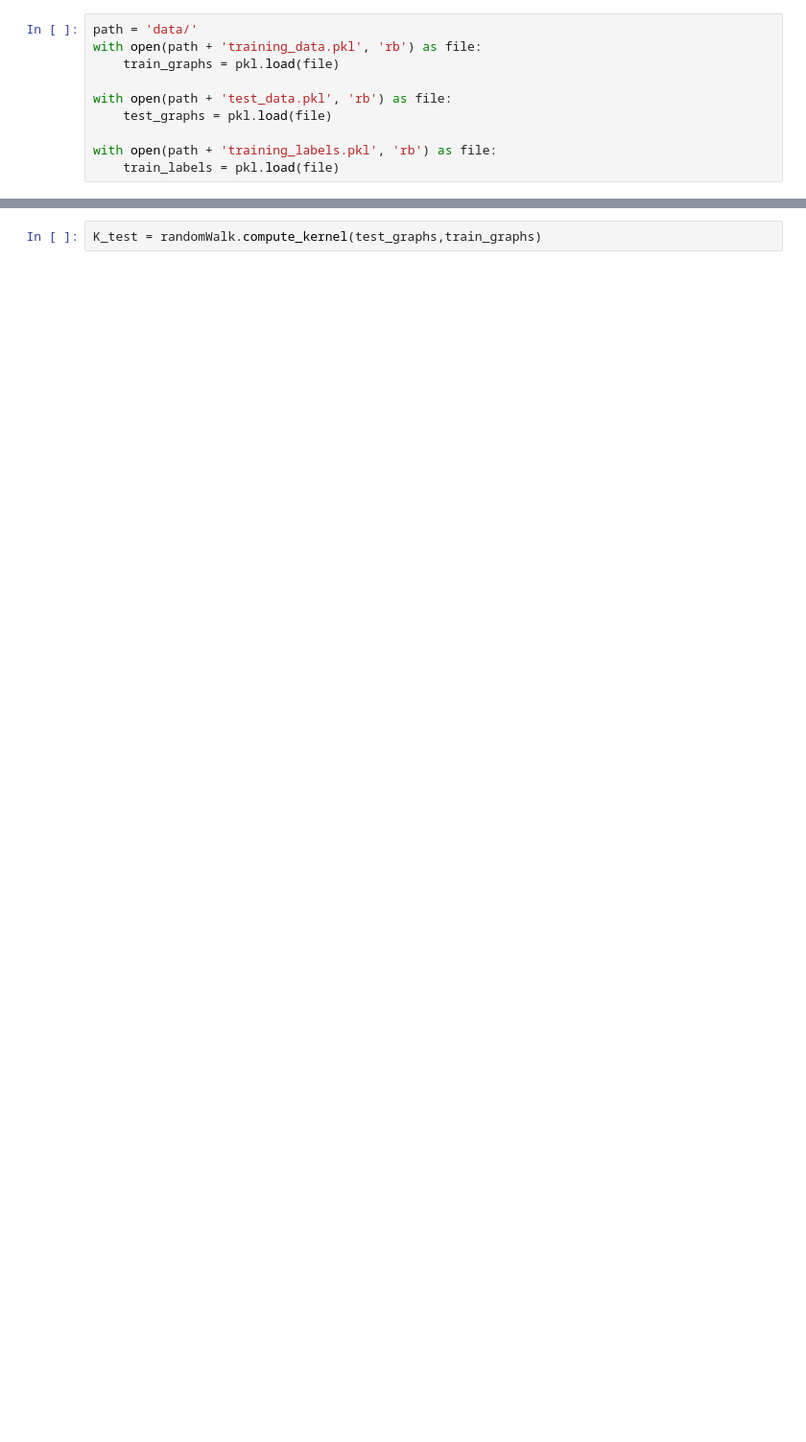
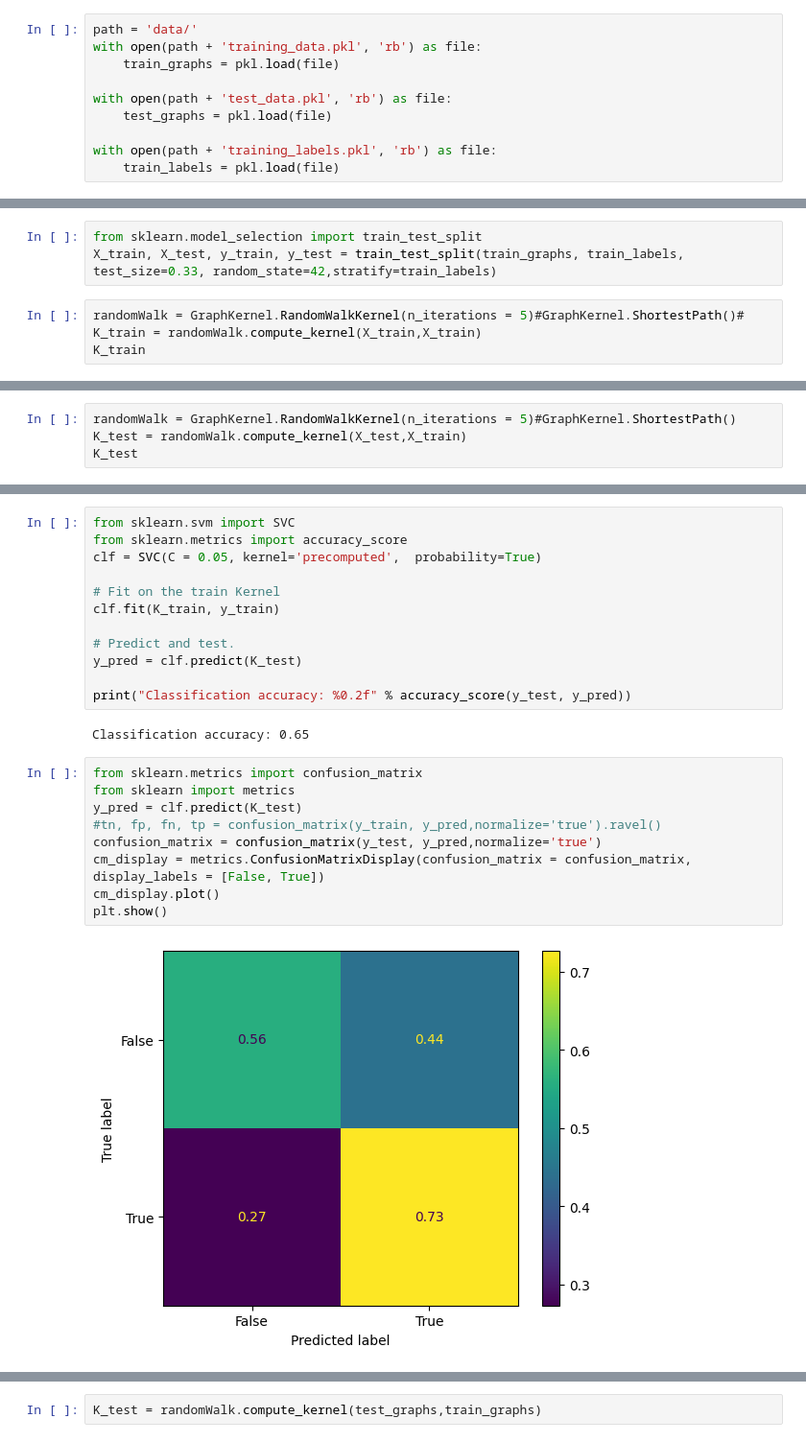
Before and after one commit to AliHaidar97/MVA-Kernel-Challenge, a Jupyter notebook: main.ipynb, the cells around one changed output, grey strips where cells are left out. Shown at 96% size. Drawn from its saved outputs; the diff is of its cells as text; blank space fills up the shorter version.

```diff
--- a/main.ipynb
+++ b/main.ipynb
@@ -22,0 +45,7 @@ sdfsdf
+# %%
+from sklearn.model_selection import train_test_split
+X_train, X_test, y_train, y_test = train_test_split(train_graphs, train_labels, test_size=0.33, random_state=42,stratify=train_labels)
+# %%
+randomWalk = GraphKernel.RandomWalkKernel(n_iterations = 5)#GraphKernel.ShortestPath()#
+K_train = randomWalk.compute_kernel(X_train,X_train)
+K_train
@@ -22,0 +60,4 @@ sdfsdf
+# %%
+randomWalk = GraphKernel.RandomWalkKernel(n_iterations = 5)#GraphKernel.ShortestPath()
+K_test = randomWalk.compute_kernel(X_test,X_train)
+K_test
@@ -22,0 +72,25 @@ sdfsdf
+# %%
+from sklearn.svm import SVC
+from sklearn.metrics import accuracy_score
+clf = SVC(C = 0.05, kernel='precomputed',  probability=True)
+
+# Fit on the train Kernel
+clf.fit(K_train, y_train)
+
+# Predict and test.
+y_pred = clf.predict(K_test)
+
+print("Classification accuracy: %0.2f" % accuracy_score(y_test, y_pred))
+# %% [output]
+Classification accuracy: 0.65
+# %%
+from sklearn.metrics import confusion_matrix
+from sklearn import metrics
+y_pred = clf.predict(K_test)
+#tn, fp, fn, tp = confusion_matrix(y_train, y_pred,normalize='true').ravel()
+confusion_matrix = confusion_matrix(y_test, y_pred,normalize='true')
+cm_display = metrics.ConfusionMatrixDisplay(confusion_matrix = confusion_matrix, display_labels = [False, True])
+cm_display.plot()
+plt.show()
+# %% [output]
+[figure, added]
```
Also changed, not shown: parts of 15 cells of this notebook, 3 other files.
